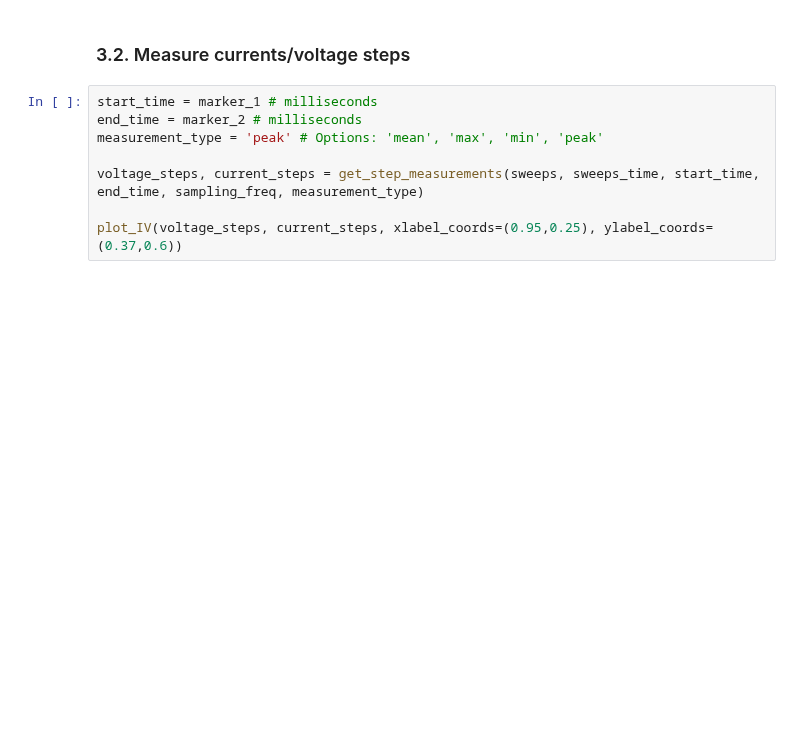
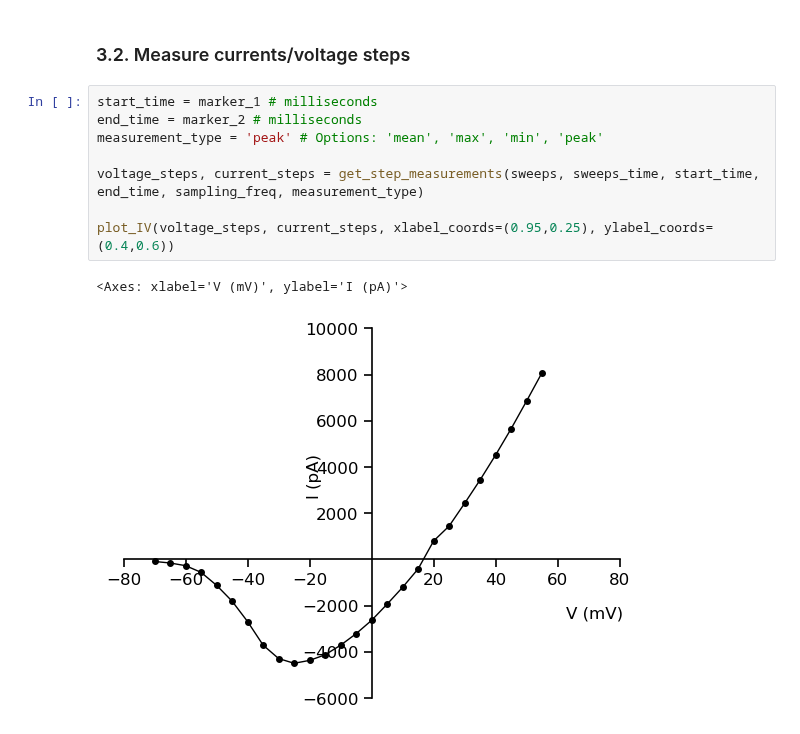
Before and after one commit to argalloni/CSHL_IonChannels2025, a Jupyter notebook: CSHL 1 - Na IVcurve.ipynb, the cells around one changed output. Saved outputs shown, nothing was run; the diff lists cells and outputs as text; blank space fills up the shorter version.

```diff
--- a/CSHL 1 - Na IVcurve.ipynb
+++ b/CSHL 1 - Na IVcurve.ipynb
@@ -122,9 +122,12 @@ plot_traces(time_in_window, current_traces, voltage_traces, marker_1, marker_2)
 # %%
 start_time = marker_1 # milliseconds
 end_time = marker_2 # milliseconds
 measurement_type = 'peak' # Options: 'mean', 'max', 'min', 'peak'
 
 voltage_steps, current_steps = get_step_measurements(sweeps, sweeps_time, start_time, end_time, sampling_freq, measurement_type)
 
-plot_IV(voltage_steps, current_steps, xlabel_coords=(0.95,0.25), ylabel_coords=(0.37,0.6))
+plot_IV(voltage_steps, current_steps, xlabel_coords=(0.95,0.25), ylabel_coords=(0.4,0.6))
+# %% [output]
+<Axes: xlabel='V (mV)', ylabel='I (pA)'>
+[figure, added]
 # %% [markdown]
```
Also changed, not shown: parts of 5 cells of this notebook.
